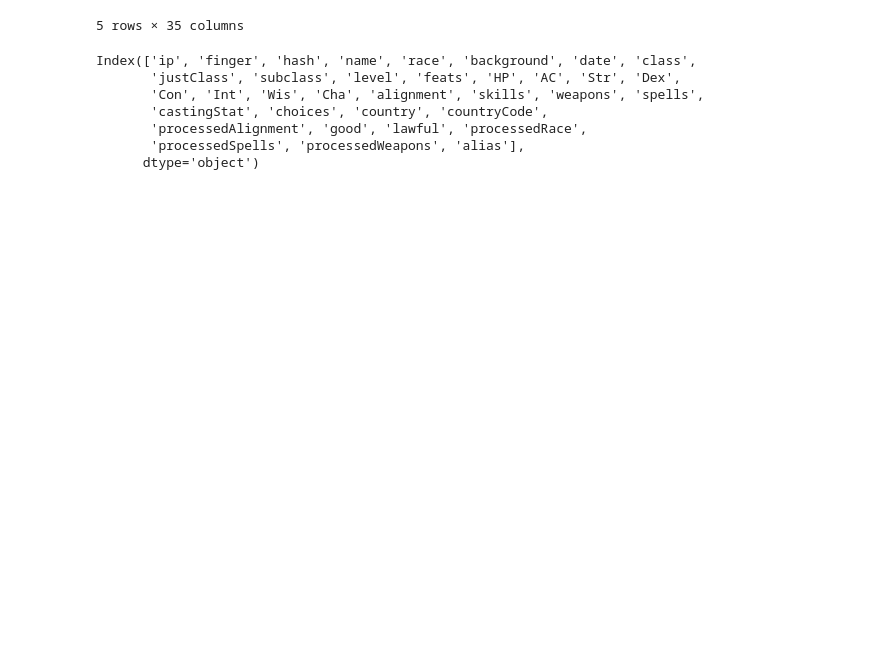
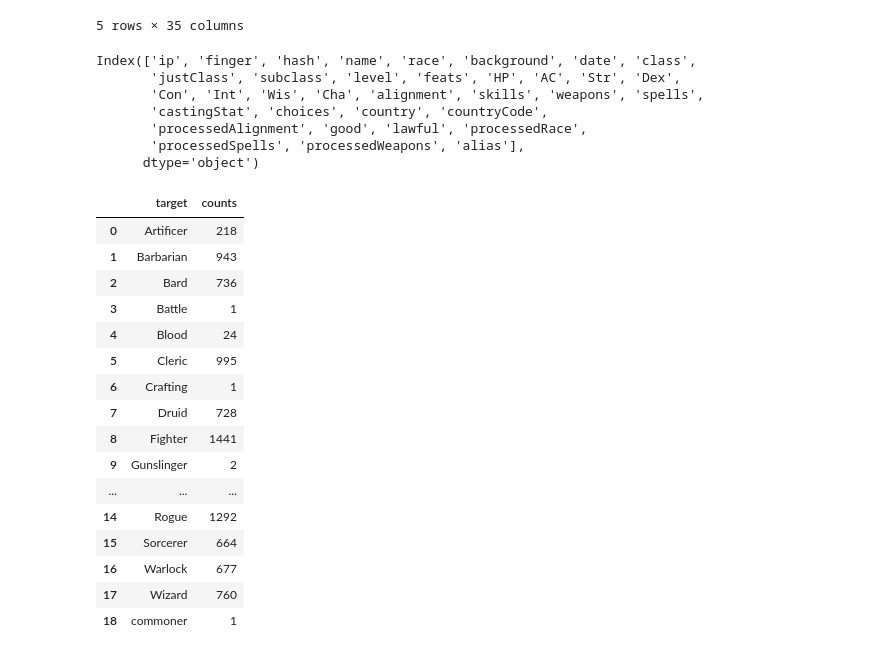
Before and after one commit to ReveredEye/DnDClassClassification, a Jupyter notebook: EDA/eda.ipynb, the cells around one changed output. Drawn from its saved outputs; the diff is of its cells as text; code cells hidden in the pictures; blank space fills up the shorter version.

```diff
--- a/EDA/eda.ipynb
+++ b/EDA/eda.ipynb
@@ -42,0 +72,21 @@ Index(['ip', 'finger', 'hash', 'name', 'race', 'background', 'date', 'class',
+# %%
+targetCounts = charsAll.groupby('target')['hash'].agg('count').reset_index().rename(columns = {'hash': 'counts'})
+display(targetCounts)
+# %% [output]
+|  | target | counts |
+| 0 | Artificer | 218 |
+| 1 | Barbarian | 943 |
+| 2 | Bard | 736 |
+| 3 | Battle | 1 |
+| 4 | Blood | 24 |
+| 5 | Cleric | 995 |
+| 6 | Crafting | 1 |
+| 7 | Druid | 728 |
+| 8 | Fighter | 1441 |
+| 9 | Gunslinger | 2 |
+| ... | ... | ... |
+| 14 | Rogue | 1292 |
+| 15 | Sorcerer | 664 |
+| 16 | Warlock | 677 |
+| 17 | Wizard | 760 |
+| 18 | commoner | 1 |
```
Also changed, not shown: parts of 6 cells of this notebook, 5 other files.
